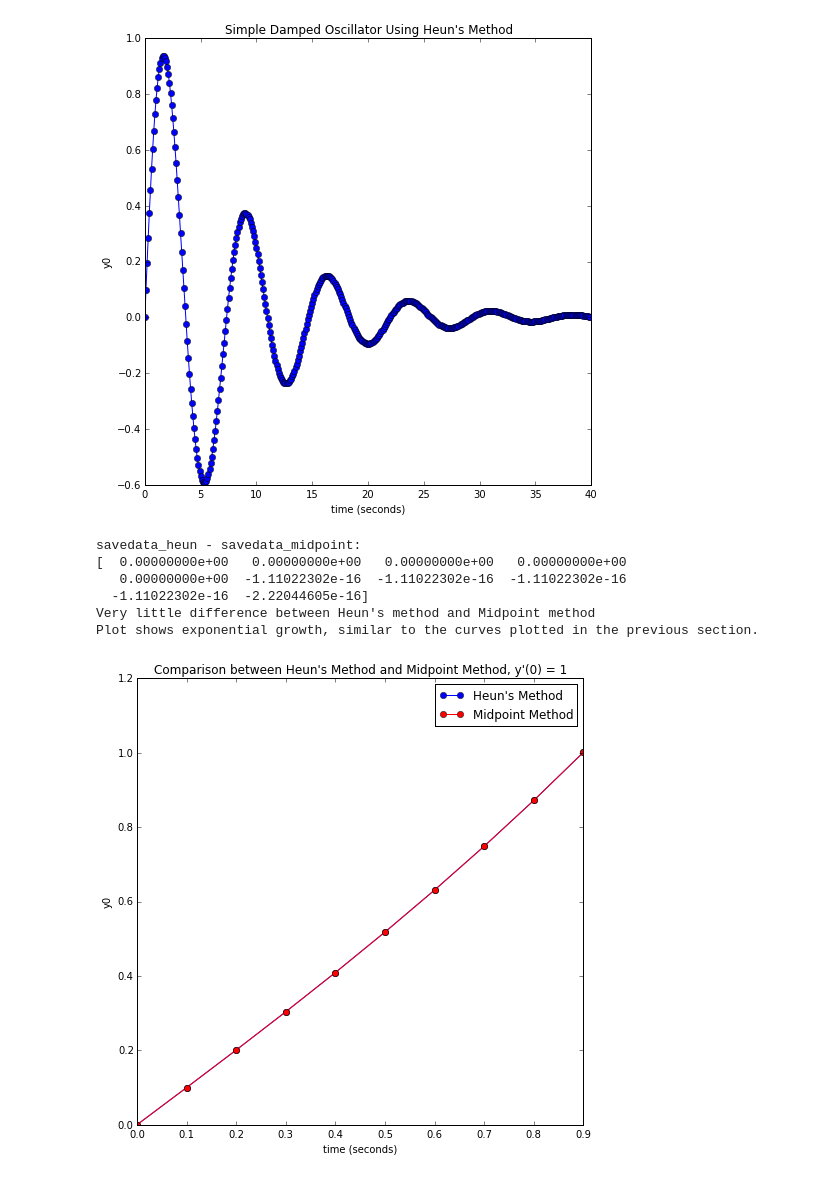
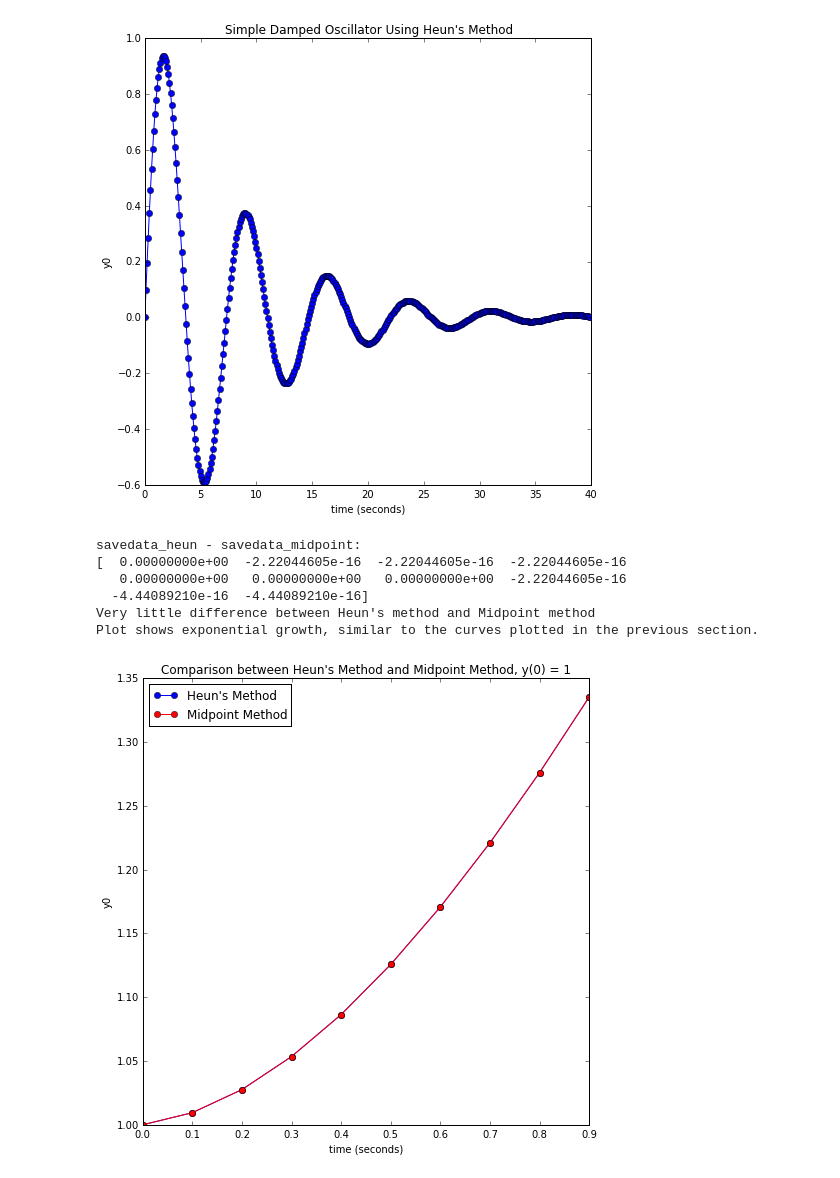
Before and after one commit to tc637/numeric, a Jupyter notebook: lab4/lab4_tim_coding.ipynb, the cells around one changed output. Saved outputs shown, nothing was run; the diff lists cells and outputs as text; code cells hidden in the pictures.

Commit message:
fourth fix for lab4_tim_coding.ipynb, fixed initial conditions for Coding Problem B, modified derivative functions

```diff
--- a/lab4/lab4_tim_coding.ipynb
+++ b/lab4/lab4_tim_coding.ipynb
@@ -67,21 +67,27 @@ theAx.set_ylabel('y0')
 # Coding Problem B
 
 # define midpoint method (taken from test.py)
-def midpoint(coeff, y, derivs):
-  ynew = y + coeff.dt*derivs(coeff,y + (0.5 * coeff.dt * derivs(coeff,y)))
+def midpoint(coeff, y, derivs, theTime):
+  ynew = y + coeff.dt*derivs(coeff,y + (0.5 * coeff.dt * derivs(coeff,y,theTime)),theTime)
+  return ynew
+
+# define a function for Heun's method
+def heun(coeff, y, derivs, theTime):
+  k1 = coeff.dt * derivs(coeff,y, theTime)
+  k2 = coeff.dt * derivs(coeff,y + (2.0/3.0 * k1),theTime)
+  ynew = y + (1.0/4.0) * k1 + (3.0/4.0) * k2
   return ynew
 
 # define derivative function
-def derivs(coeff, y):
-  f=np.empty_like(y) #create a 2 element vector to hold the derivitive
-  f[0]=y[1]
-  f[1]= coeff.c1*y[0] + coeff.c2*y[1] + 1.0
+def derivs(coeff, y, theTime):
+  f = coeff.c1*theTime + coeff.c2*y + 1.0
   return f
 
+
 # initial values, with initial condition y(0) = 1
-initialVals={'yinitial': [0.,1.],'t_beg':0.,'t_end':1.,'dt':0.1,'c1':1.,'c2':-1.}
+initialVals={'yinitial': 1,'t_beg':0.,'t_end':1.,'dt':0.1,'c1':1.,'c2':-1.}
 initialVals['comment'] = 'written Oct. 17, 2015'
-initialVals['plot_title'] = 'Comparison between Heun\'s Method and Midpoint Method, y\'(0) = 1'
+initialVals['plot_title'] = 'Comparison between Heun\'s Method and Midpoint Method, y(0) = 1'
 
 infile='run_2.json'
 with open(infile,'w') as f:
@@ -95,42 +101,43 @@ coeff=read_init(infile)
 
 #
 # integrate and save the result in savedata
 #
 time=np.arange(coeff.t_beg,coeff.t_end,coeff.dt)
 y_heun=coeff.yinitial
 y_mid=coeff.yinitial
 nsteps=len(time)
 savedata_heun=np.empty([nsteps],np.float64)
 savedata_midpoint=np.empty([nsteps],np.float64)
 for i in range(nsteps):
+    theTime = time[i]
     if i == 0:
-        savedata_heun[i] = y_heun[0] # input initial condition
-        savedata_midpoint[i] = y_mid[0]
+        savedata_heun[i] = y_heun # input initial condition
+        savedata_midpoint[i] = y_mid
     else:
-        y_heun=heun(coeff,y_heun,derivs) # call heun at each timestep
-        y_mid=midpoint(coeff,y_mid,derivs) # call midpoint at each timestep
-        savedata_heun[i]=y_heun[0]
-        savedata_midpoint[i]=y_mid[0]
+        y_heun=heun(coeff,y_heun,derivs,theTime) # call heun at each timestep
+        y_mid=midpoint(coeff,y_mid,derivs,theTime) # call midpoint at each timestep
+        savedata_heun[i]=y_heun
+        savedata_midpoint[i]=y_mid
 
 theFig,theAx=plt.subplots(1,1,figsize=(8,8))
 theAx.plot(time,savedata_heun,'o-',label='Heun\'s Method')
 theAx.plot(time,savedata_midpoint,'o-r',label='Midpoint Method')
 theAx.set_title(coeff.plot_title)
 theAx.set_xlabel('time (seconds)')
 theAx.set_ylabel('y0')
 theAx.legend(loc='best')
 
 print('savedata_heun - savedata_midpoint:')
 print(savedata_heun - savedata_midpoint)
 print('Very little difference between Heun\'s method and Midpoint method')
 print('Plot shows exponential growth, similar to the curves plotted in the previous section.')
 # %% [output]
 savedata_heun - savedata_midpoint:
-[  0.00000000e+00   0.00000000e+00   0.00000000e+00   0.00000000e+00
-   0.00000000e+00  -1.11022302e-16  -1.11022302e-16  -1.11022302e-16
-  -1.11022302e-16  -2.22044605e-16]
+[  0.00000000e+00  -2.22044605e-16  -2.22044605e-16  -2.22044605e-16
+   0.00000000e+00   0.00000000e+00   0.00000000e+00  -2.22044605e-16
+  -4.44089210e-16  -4.44089210e-16]
 Very little difference between Heun's method and Midpoint method
 Plot shows exponential growth, similar to the curves plotted in the previous section.
-[figure, old version]
+[figure, new version]
 # %%
 # initial condition, y(0) = -1
```
Also changed, not shown: parts of 1 cell of this notebook.
